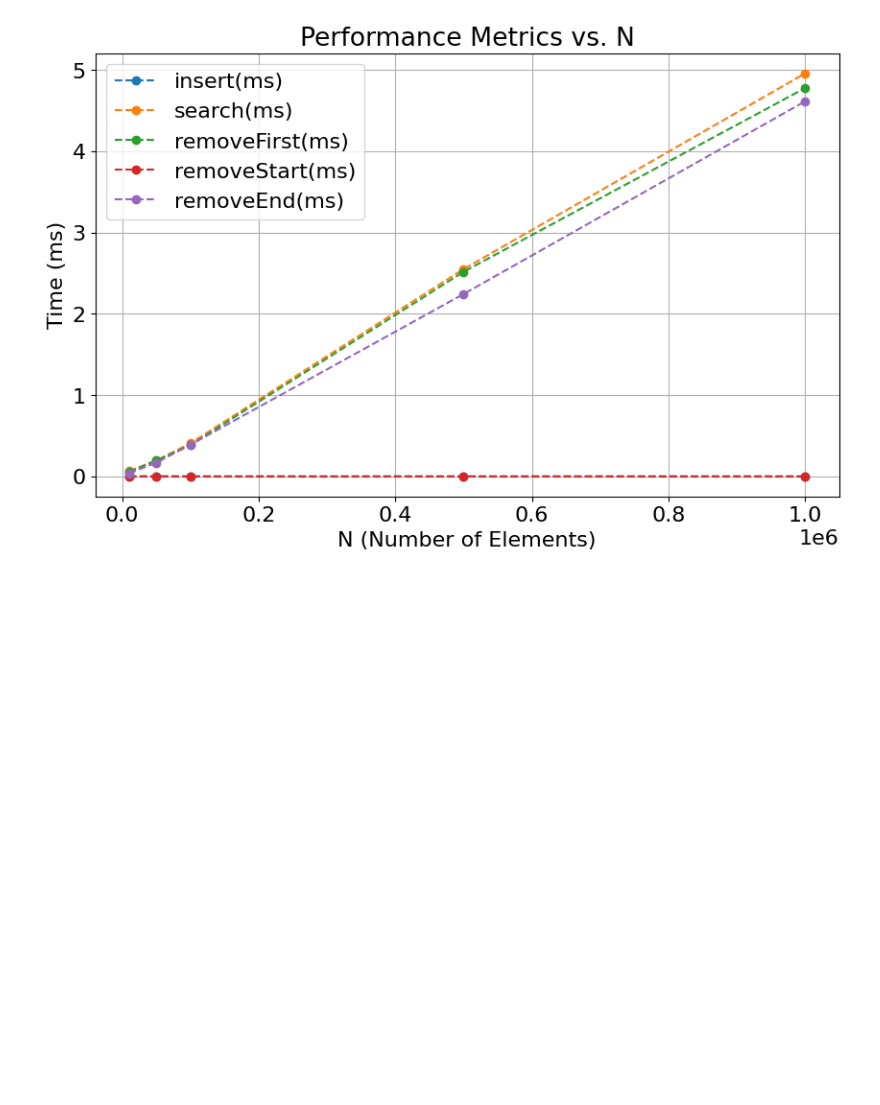
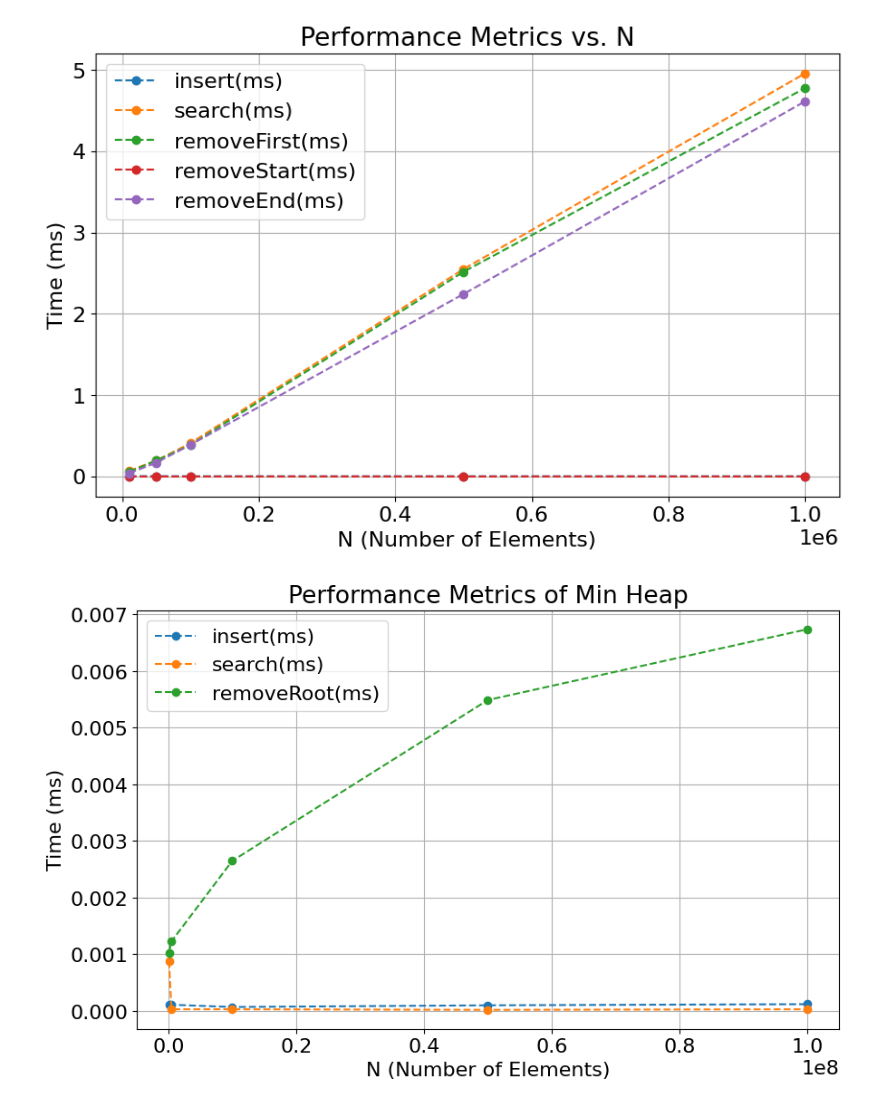
Before and after one commit to Wikcio1618/data-structures-complexity-java, a Jupyter notebook: times/lab.ipynb, the cells around one changed output. Cells and saved outputs as stored; diff of their text form; code cells hidden in the pictures; blank space fills up the shorter version.

Commit message:
Heap implemented and benchmarked

```diff
--- a/times/lab.ipynb
+++ b/times/lab.ipynb
@@ -31,3 +31,32 @@ plt.grid(True)
 plt.show()
 # %% [output]
 [figure]
+# %%
+import math
+import pandas as pd
+import matplotlib.pyplot as plt
+import numpy as np
+from scipy.optimize import curve_fit
+import seaborn as sns
+plt.rcParams['font.size'] = 16
+
+data = pd.read_csv("min_heap.csv")
+X_exp = data['N']
+Y_exp = data.iloc[:,1:-1]
+
+columns_to_plot = ["insert(ms)", "search(ms)", "removeRoot(ms)"]
+
+# Plot each column against N
+plt.figure(figsize=(10, 6))
+for column in columns_to_plot:
+    plt.plot(data["N"], data[column]/data['reps'], 'o--', label=column)
+
+# Add labels, title, and legend
+plt.xlabel("N (Number of Elements)")
+plt.ylabel("Time (ms)")
+plt.title("Performance Metrics of Min Heap")
+plt.legend()
+plt.grid(True)
+plt.show()
+# %% [output]
+[figure, added]
```
Also changed, not shown: 7 other files.
